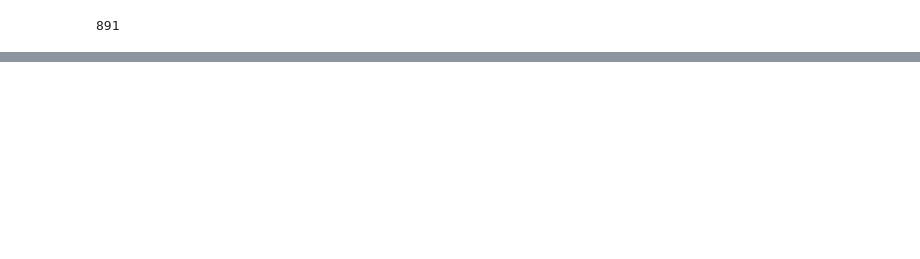
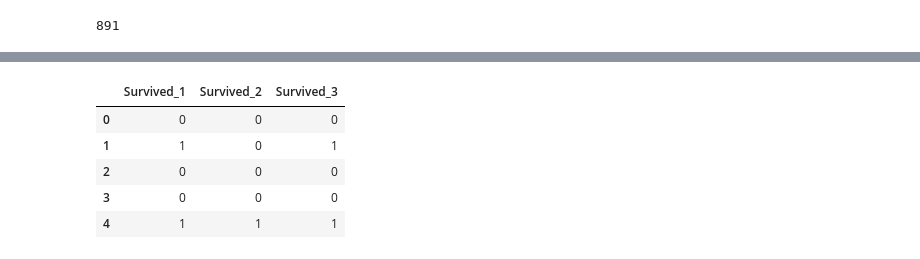
Before and after one commit to AryanMethil/Titanic-Kaggle-, a Jupyter notebook: train.ipynb, the cells around one changed output, grey strips where cells are left out. Saved outputs shown, nothing was run; the diff lists cells and outputs as text; code cells hidden in the pictures; blank space fills up the shorter version.

```diff
--- a/train.ipynb
+++ b/train.ipynb
@@ -804,0 +878,15 @@ df_submit.to_csv('RFC_Submission_2.csv',index=False)
+# %%
+df_1 = pd.read_csv('/content/drive/My Drive/Titanic/Submissions/RFC_Submission_2.csv')
+df_2 = pd.read_csv('/content/drive/My Drive/Titanic/Submissions/RFC_Submission_Allfeats_hyperparams_tuned.csv')
+df_3 = pd.read_csv('/content/drive/My Drive/Titanic/Submissions/XGB_Submission.csv')
+# %%
+df_mode = pd.DataFrame()
+df_mode['Survived_1'],df_mode['Survived_2'],df_mode['Survived_3'] = df_1['Survived'],df_2['Survived'],df_3['Survived']
+df_mode.head()
+# %% [output]
+|  | Survived_1 | Survived_2 | Survived_3 |
+| 0 | 0 | 0 | 0 |
+| 1 | 1 | 0 | 1 |
+| 2 | 0 | 0 | 0 |
+| 3 | 0 | 0 | 0 |
+| 4 | 1 | 1 | 1 |
```
Also changed, not shown: parts of 33 cells of this notebook.
